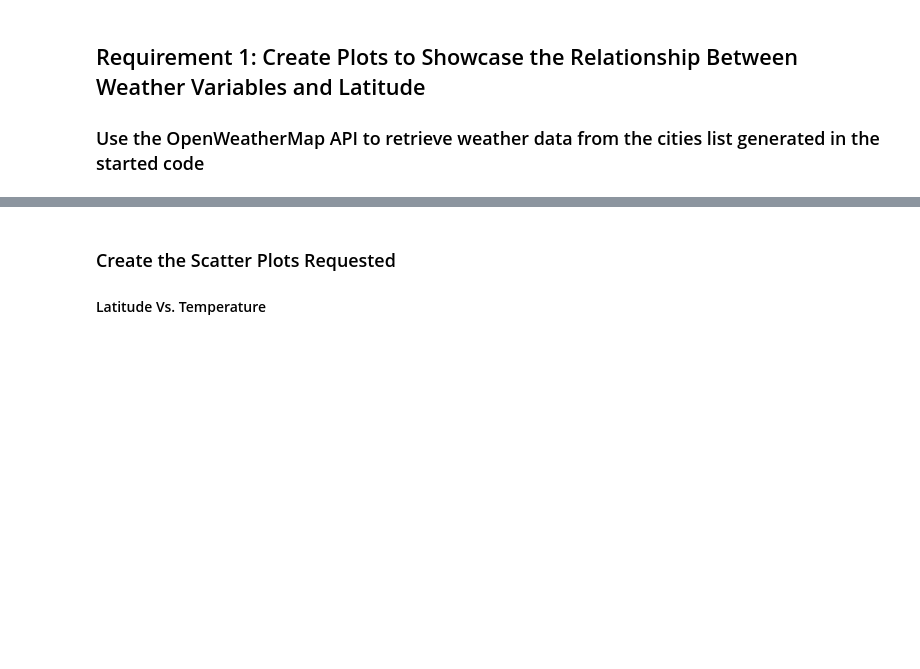
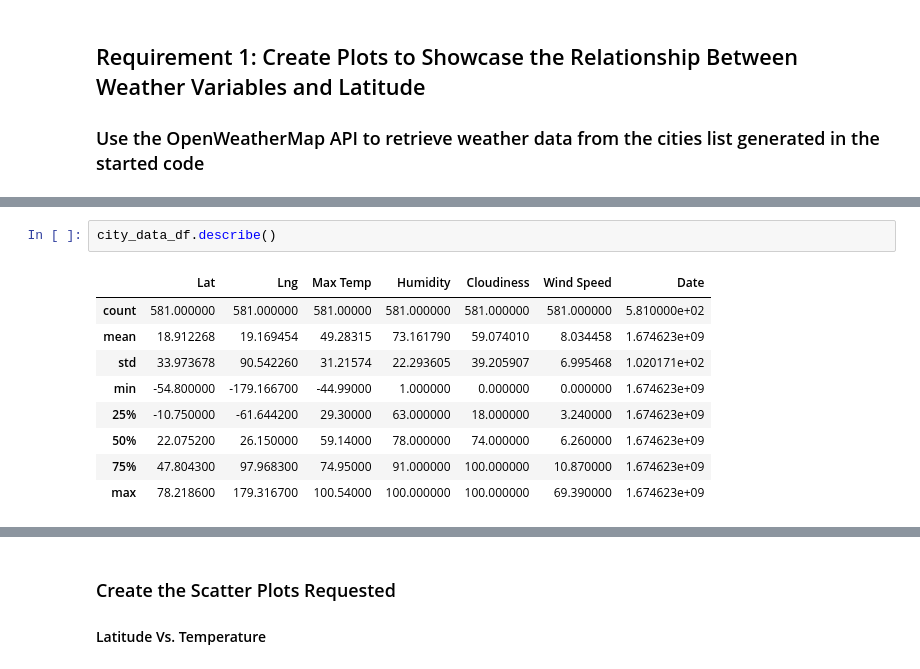
Before and after one commit to DunieCarrasco/python-api-challenge, a Jupyter notebook: python-api-challenge/starter_code/WeatherPy-Copy1.ipynb, the cells around one changed output, grey strips where cells are left out. Saved outputs shown, nothing was run; the diff lists cells and outputs as text; blank space fills up the shorter version.

```diff
--- a/python-api-challenge/starter_code/WeatherPy-Copy1.ipynb
+++ b/python-api-challenge/starter_code/WeatherPy-Copy1.ipynb
@@ -305,2 +199,14 @@ city_data_df.head()
+# %%
+city_data_df.describe()
+# %% [output]
+|  | Lat | Lng | Max Temp | Humidity | Cloudiness | Wind Speed | Date |
+| count | 581.000000 | 581.000000 | 581.00000 | 581.000000 | 581.000000 | 581.000000 | 5.810000e+02 |
+| mean | 18.912268 | 19.169454 | 49.28315 | 73.161790 | 59.074010 | 8.034458 | 1.674623e+09 |
+| std | 33.973678 | 90.542260 | 31.21574 | 22.293605 | 39.205907 | 6.995468 | 1.020171e+02 |
+| min | -54.800000 | -179.166700 | -44.99000 | 1.000000 | 0.000000 | 0.000000 | 1.674623e+09 |
+| 25% | -10.750000 | -61.644200 | 29.30000 | 63.000000 | 18.000000 | 3.240000 | 1.674623e+09 |
+| 50% | 22.075200 | 26.150000 | 59.14000 | 78.000000 | 74.000000 | 6.260000 | 1.674623e+09 |
+| 75% | 47.804300 | 97.968300 | 74.95000 | 91.000000 | 100.000000 | 10.870000 | 1.674623e+09 |
+| max | 78.218600 | 179.316700 | 100.54000 | 100.000000 | 100.000000 | 69.390000 | 1.674623e+09 |
 # %%
 # Export the City_Data into a csv
```
Also changed, not shown: parts of 10 cells of this notebook, 3 other files.
